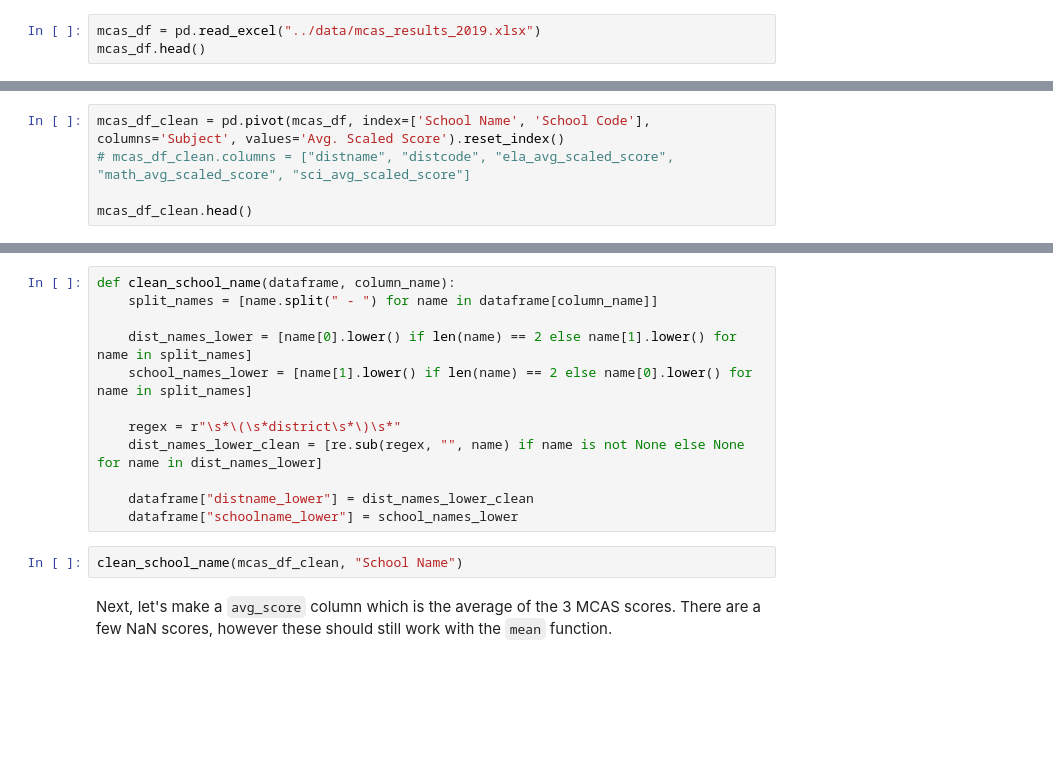
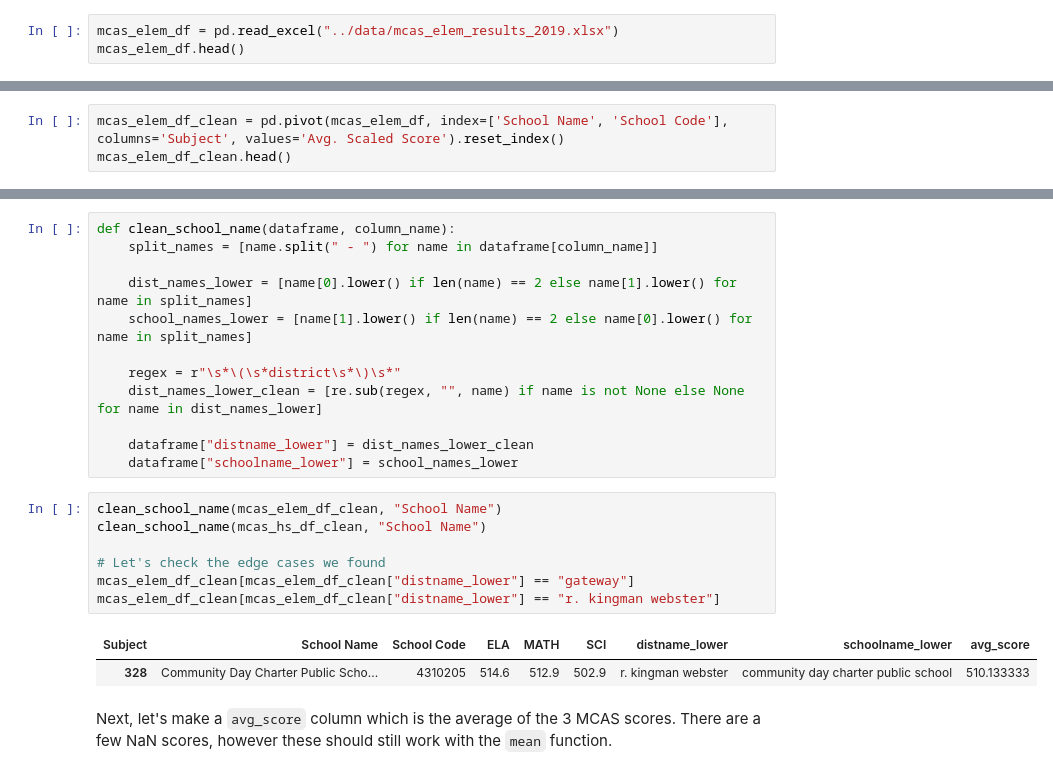
Before and after one commit to alexcraig043/qss-20-final-project, a Jupyter notebook: src/code/main.ipynb, the cells around one changed output, grey strips where cells are left out. Cells and saved outputs as stored; diff of their text form; blank space fills up the shorter version.

```diff
--- a/src/code/main.ipynb
+++ b/src/code/main.ipynb
@@ -21,8 +21,8 @@ nerds_df.head()
 | 4 | MA | 2018-2019 | 1 | 20 | Abington | Beaver Brook Elementary | 2501650 | ... |
 5 rows × 70 columns
 # %%
-mcas_df = pd.read_excel("../data/mcas_results_2019.xlsx")
-mcas_df.head()
+mcas_elem_df = pd.read_excel("../data/mcas_elem_results_2019.xlsx")
+mcas_elem_df.head()
 # %% [output]
 |  | School Name | School Code | Subject | M+E # | M+E % | E # | E % | M # | M % | PM # | ... |
 | 0 | Abby Kelley Foster Charter Public... | 4450105 | ELA | 346 | 49 | 37 | 5 | 309 | 44 | 303 | ... |
@@ -176,8 +186,6 @@ MCAS is the standardized test which Massachusetts uses for all grade levels thro
 # %%
-mcas_df_clean = pd.pivot(mcas_df, index=['School Name', 'School Code'], columns='Subject', values='Avg. Scaled Score').reset_index()
-# mcas_df_clean.columns = ["distname", "distcode", "ela_avg_scaled_score", "math_avg_scaled_score", "sci_avg_scaled_score"]
-
-mcas_df_clean.head()
+mcas_elem_df_clean = pd.pivot(mcas_elem_df, index=['School Name', 'School Code'], columns='Subject', values='Avg. Scaled Score').reset_index()
+mcas_elem_df_clean.head()
 # %% [output]
 | Subject | School Name | School Code | ELA | MATH | SCI |
 | 0 | Abby Kelley Foster Charter Public... | 4450105 | 499.4 | 495.9 | 492.6 |
@@ -206,8 +229,16 @@ def clean_school_name(dataframe, column_name):
 
     dataframe["distname_lower"] = dist_names_lower_clean
     dataframe["schoolname_lower"] = school_names_lower
-# %%
-clean_school_name(mcas_df_clean, "School Name")
+# %%
+clean_school_name(mcas_elem_df_clean, "School Name")
+clean_school_name(mcas_hs_df_clean, "School Name")
+
+# Let's check the edge cases we found
+mcas_elem_df_clean[mcas_elem_df_clean["distname_lower"] == "gateway"]
+mcas_elem_df_clean[mcas_elem_df_clean["distname_lower"] == "r. kingman webster"]
+# %% [output]
+| Subject | School Name | School Code | ELA | MATH | SCI | distname_lower | schoolname_lower | avg_score |
+| 328 | Community Day Charter Public Scho... | 4310205 | 514.6 | 512.9 | 502.9 | r. kingman webster | community day charter public school | 510.133333 |
 # %% [markdown]
 Next, let's make a `avg_score` column which is the average of the 3 MCAS scores. There are a few NaN scores, however these should still work with the `mean` function.
 # %%
```
Also changed, not shown: parts of 9 cells of this notebook.
